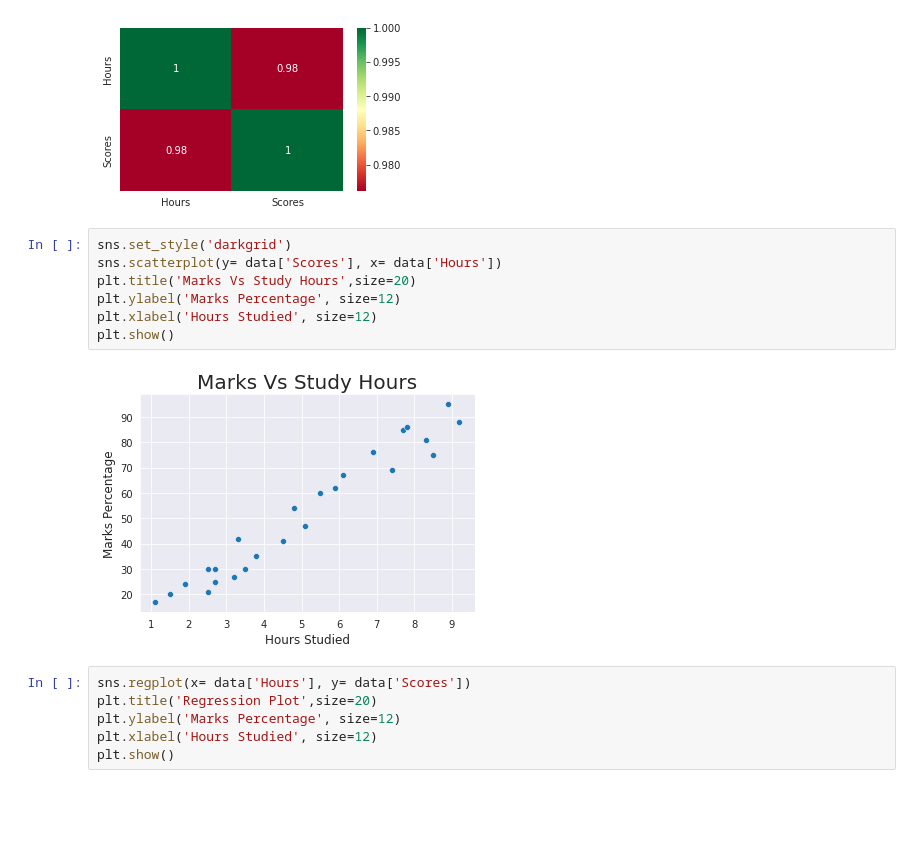
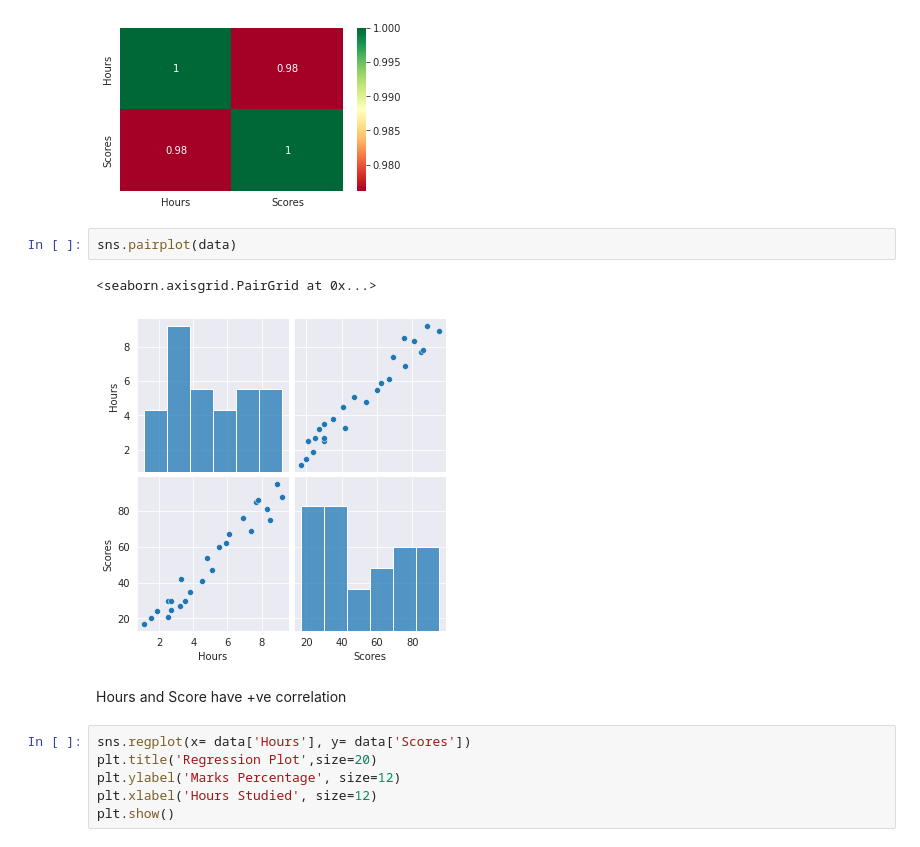
Before and after one commit to coderanandmaurya/INTERNSHIP_GRIP, a Jupyter notebook: task1.ipynb, the cells around one changed output. Saved outputs shown, nothing was run; the diff lists cells and outputs as text; blank space fills up the shorter version.

```diff
--- a/task1.ipynb
+++ b/task1.ipynb
@@ -52,15 +72,13 @@ plt.figure(figsize=[5,3])
 corr = sns.heatmap(data.corr(), annot=True, cmap="RdYlGn")
 # %% [output]
 [figure]
-# %%
-sns.set_style('darkgrid')
-sns.scatterplot(y= data['Scores'], x= data['Hours'])
-plt.title('Marks Vs Study Hours',size=20)
-plt.ylabel('Marks Percentage', size=12)
-plt.xlabel('Hours Studied', size=12)
-plt.show()
-# %% [output]
-[figure, removed]
+# %%
+sns.pairplot(data)
+# %% [output]
+<seaborn.axisgrid.PairGrid at 0x...>
+[figure, added]
+# %% [markdown]
+Hours and Score have +ve correlation
 # %%
 sns.regplot(x= data['Hours'], y= data['Scores'])
 plt.title('Regression Plot',size=20)
```
Also changed, not shown: parts of 29 cells of this notebook.
